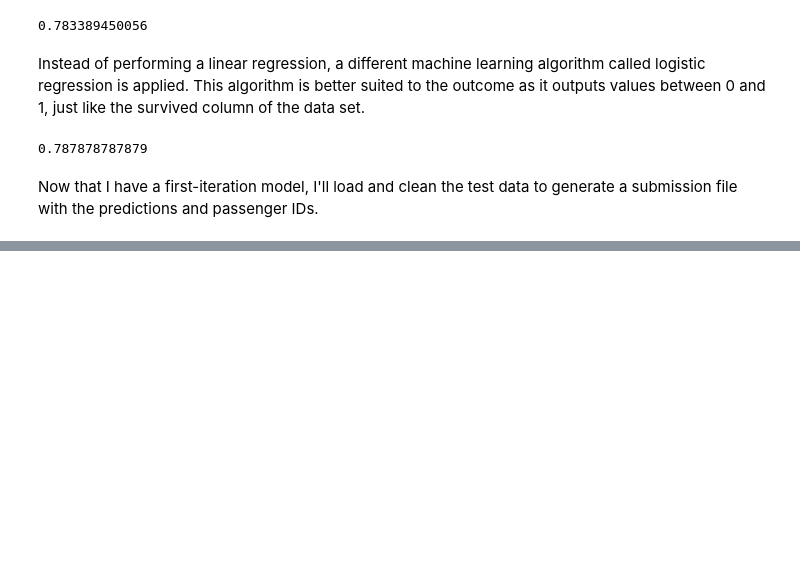
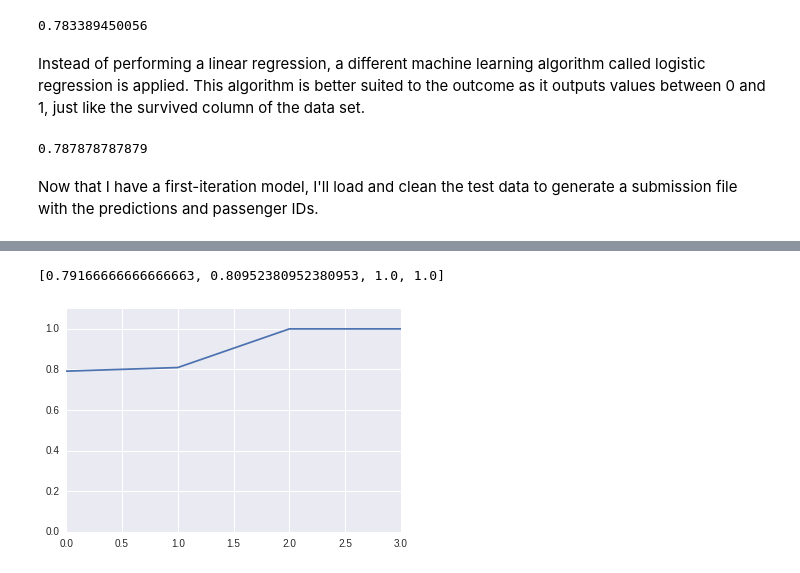
Before and after one commit to paulruvolo/DataScience16WarmupProject, a Jupyter notebook: model_iteration_1.ipynb, the cells around one changed output, grey strips where cells are left out. Drawn from its saved outputs; the diff is of its cells as text; code cells hidden in the pictures; blank space fills up the shorter version.

```diff
--- a/model_iteration_1.ipynb
+++ b/model_iteration_1.ipynb
@@ -152,0 +189,12 @@ submission.to_csv("kaggle.csv", index=False)
+# %%
+import matplotlib.pyplot as plt
+
+sibsp_surv = []
+for sibsp_num in tdf["SibSp"][older_women_family].unique():
+    sibsp_surv.append(tdf["Survived"][older_women_family][ (tdf["SibSp"][older_women_family] == sibsp_num) ].mean())
+print sibsp_surv
+plt.axis([0, 3, 0, 1.1])
+plt.plot(sibsp_surv);
+# %% [output]
+[0.79166666666666663, 0.80952380952380953, 1.0, 1.0]
+[figure, added]
```
Also changed, not shown: parts of 8 cells of this notebook.
